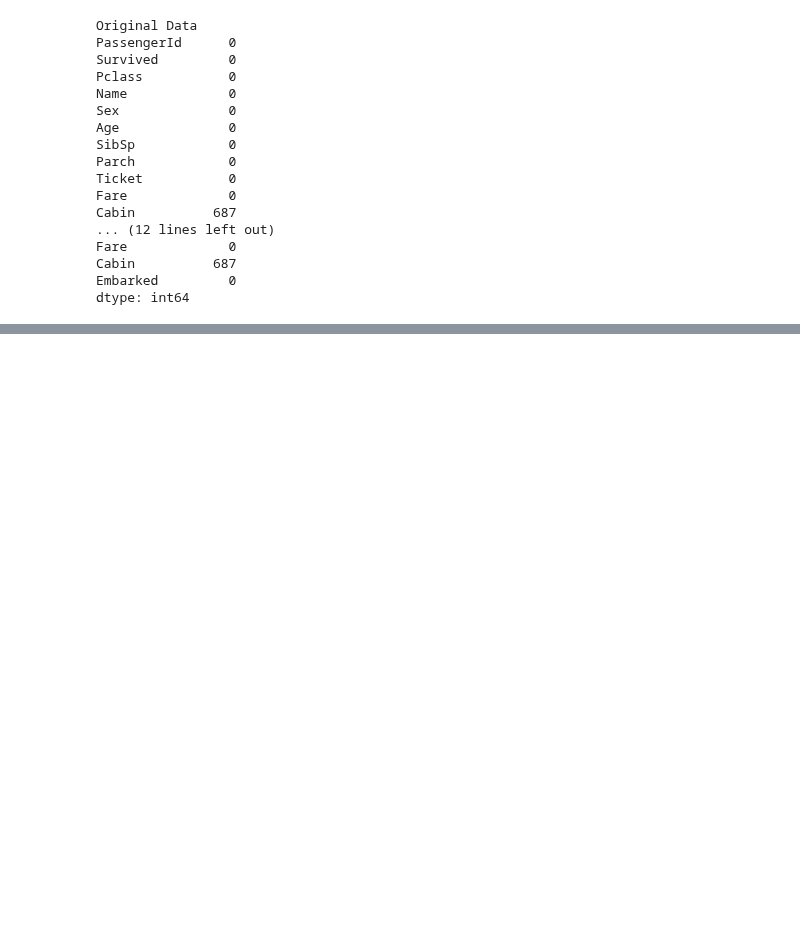
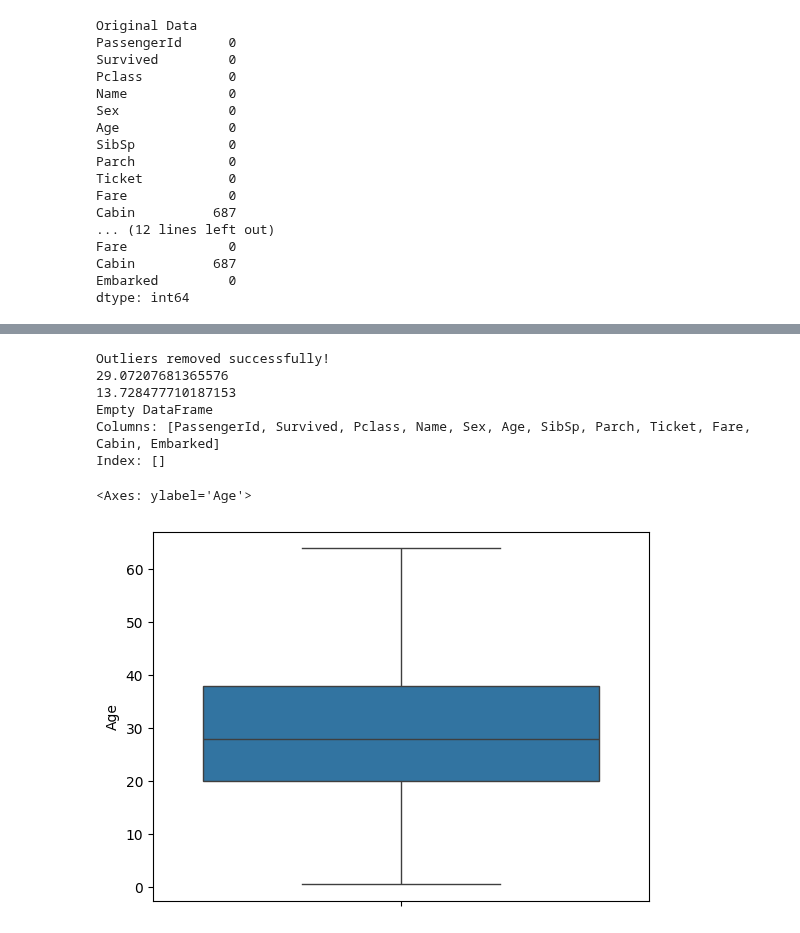
Before and after one commit to sbccas/data-analytics-using-python, a Jupyter notebook: 2_Lecture_Notes/OurLabDemos.ipynb, the cells around one changed output, grey strips where cells are left out. Cells and saved outputs as stored; diff of their text form; code cells hidden in the pictures; blank space fills up the shorter version.

```diff
--- a/2_Lecture_Notes/OurLabDemos.ipynb
+++ b/2_Lecture_Notes/OurLabDemos.ipynb
@@ -662,0 +691,9 @@ dtype: int64
+# %%
+Q1 = tita['Age'].quantile(0.25)
+Q3 = tita['Age'].quantile(0.75)
+IQR = Q3 - Q1
+lower_limit = Q1 - 1.5 * IQR
+upper_limit = Q3 + 1.5 * IQR
+outliers = tita[(tita['Age'] < lower_limit) | (tita['Age'] > upper_limit)]
+print(upper_limit)
+print(outliers)
@@ -662,0 +718,21 @@ dtype: int64
+# %%
+#Remove outliers using IQR
+tita = tita[(tita['Age'] >= lower_limit) & (tita['Age'] <= upper_limit)]
+print("Outliers removed successfully!")
+#Calculate mean and standard deviation.
+mean = tita['Age'].mean()
+std = tita['Age'].std()
+print(mean)
+print(std)
+outliers = tita[(tita['Age'] > mean + 3*std) | (tita['Age'] < mean - 3*std)]
+print(outliers)
+sns.boxplot(tita['Age'])
+# %% [output]
+Outliers removed successfully!
+29.07207681365576
+13.728477710187153
+Empty DataFrame
+Columns: [PassengerId, Survived, Pclass, Name, Sex, Age, SibSp, Parch, Ticket, Fare, Cabin, Embarked]
+Index: []
+<Axes: ylabel='Age'>
+[figure, added]
```
Also changed, not shown: parts of 4 cells of this notebook.
